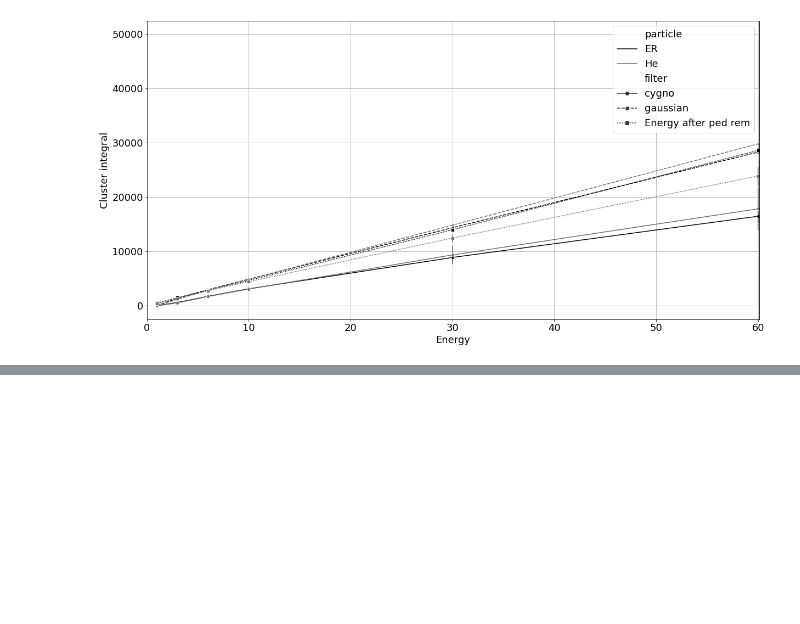
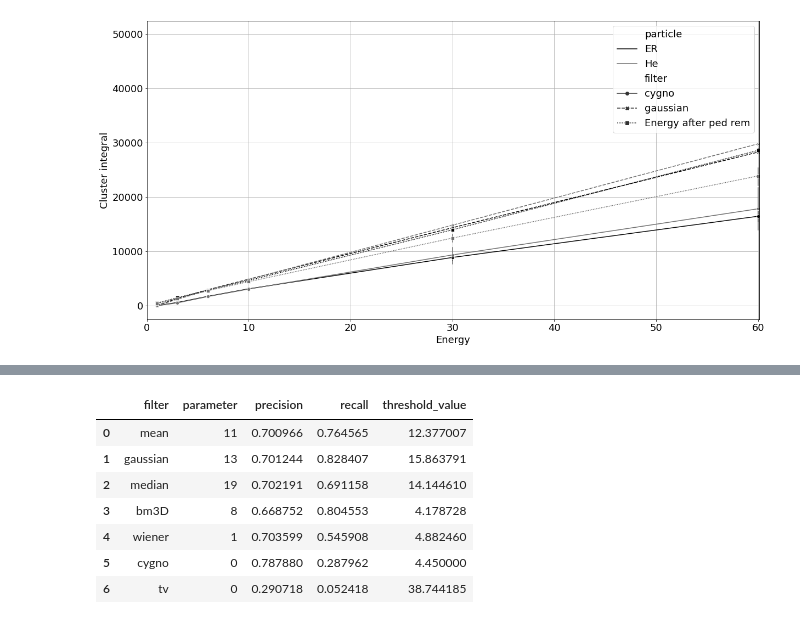
Before and after one commit to Gui1402/filtering_cygnus, a Jupyter notebook: notebooks/bug_energy.ipynb, the cells around one changed output, grey strips where cells are left out. Saved outputs shown, nothing was run; the diff lists cells and outputs as text; code cells hidden in the pictures; blank space fills up the shorter version.

```diff
--- a/notebooks/bug_energy.ipynb
+++ b/notebooks/bug_energy.ipynb
@@ -146,0 +198,24 @@ axes.legend(fontsize=18)
+# %%
+value = 0.7
+output_params = {'filter':[], 'parameter':[], 'precision':[], 'recall': [], 'threshold_value': []}
+for i in range(result_table_by_filter.shape[0]):
+    row = result_table_by_filter.loc[i,:]
+    x = row.recall
+    y = row.precision
+    index, precision_value = find_nearest(np.nan_to_num(y), value)
+    output_params['filter'].append(row['filter'])
+    output_params['parameter'].append(row.parameter)
+    output_params['threshold_value'].append(row.threshold[index])
+    output_params['precision'].append(precision_value)
+    output_params['recall'].append(x[index])
+# %%
+pd.DataFrame(output_params)
+# %% [output]
+|  | filter | parameter | precision | recall | threshold_value |
+| 0 | mean | 11 | 0.700966 | 0.764565 | 12.377007 |
+| 1 | gaussian | 13 | 0.701244 | 0.828407 | 15.863791 |
+| 2 | median | 19 | 0.702191 | 0.691158 | 14.144610 |
+| 3 | bm3D | 8 | 0.668752 | 0.804553 | 4.178728 |
+| 4 | wiener | 1 | 0.703599 | 0.545908 | 4.882460 |
+| 5 | cygno | 0 | 0.787880 | 0.287962 | 4.450000 |
+| 6 | tv | 0 | 0.290718 | 0.052418 | 38.744185 |
```
Also changed, not shown: parts of 10 cells of this notebook, 32 other files.
